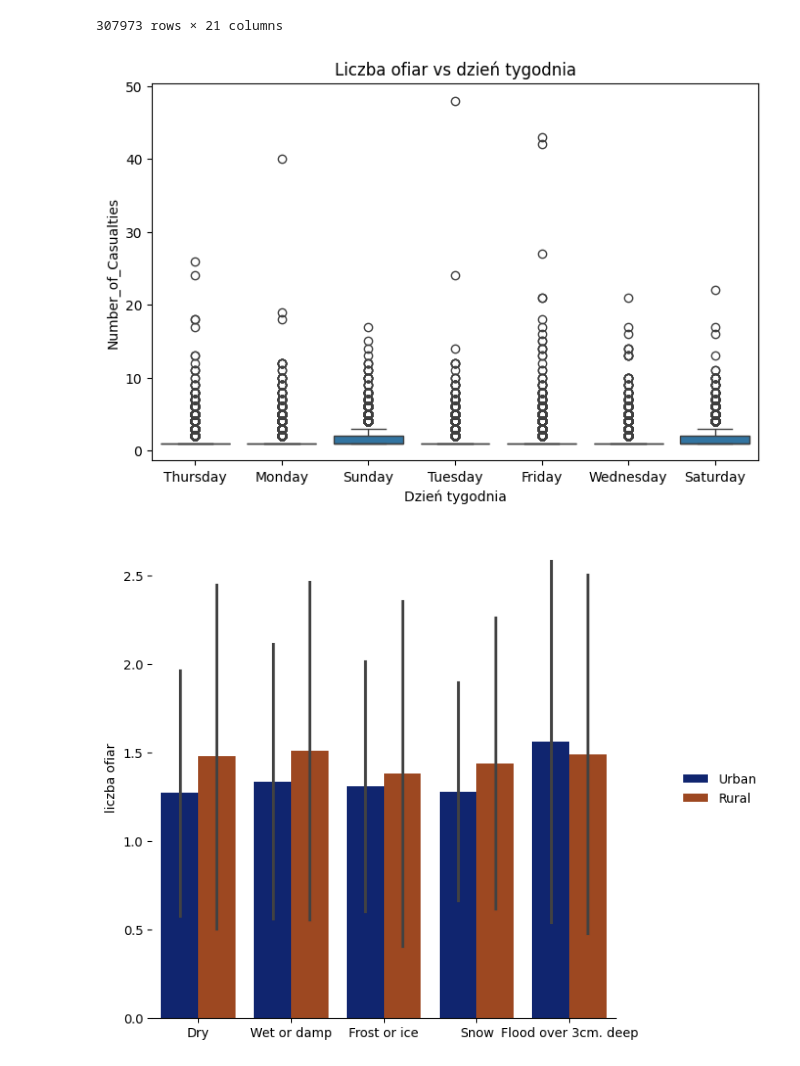
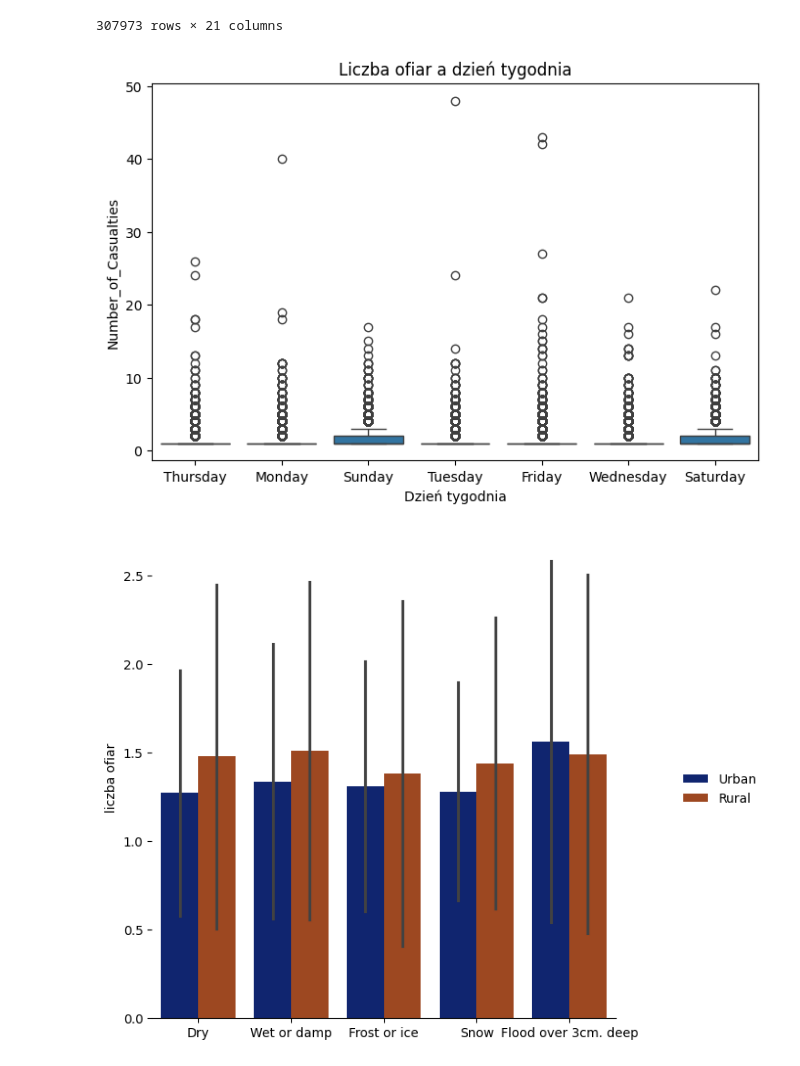
Before and after one commit to Bohdansuskyi/Pracownia_analizy_danych, a Jupyter notebook: analysis.ipynb, the cells around one changed output. Cells and saved outputs as stored; diff of their text form; code cells hidden in the pictures.

```diff
--- a/analysis.ipynb
+++ b/analysis.ipynb
@@ -26,12 +28,12 @@ df
 # %%
 plt.figure(figsize=(8,5))
 sns.boxplot(x='Day_of_Week', y='Number_of_Casualties', data=df)
-plt.title("Liczba ofiar vs dzień tygodnia")
+plt.title("Liczba ofiar a dzień tygodnia")
 plt.xlabel("Dzień tygodnia")
 plt.ylabel("Number_of_Casualties")
 plt.show()
 # %% [output]
-[figure, old version]
+[figure, new version]
 # %%
 g = sns.catplot(
     data=df, kind="bar",
```
Also changed, not shown: parts of 3 cells of this notebook, 1 other file.
